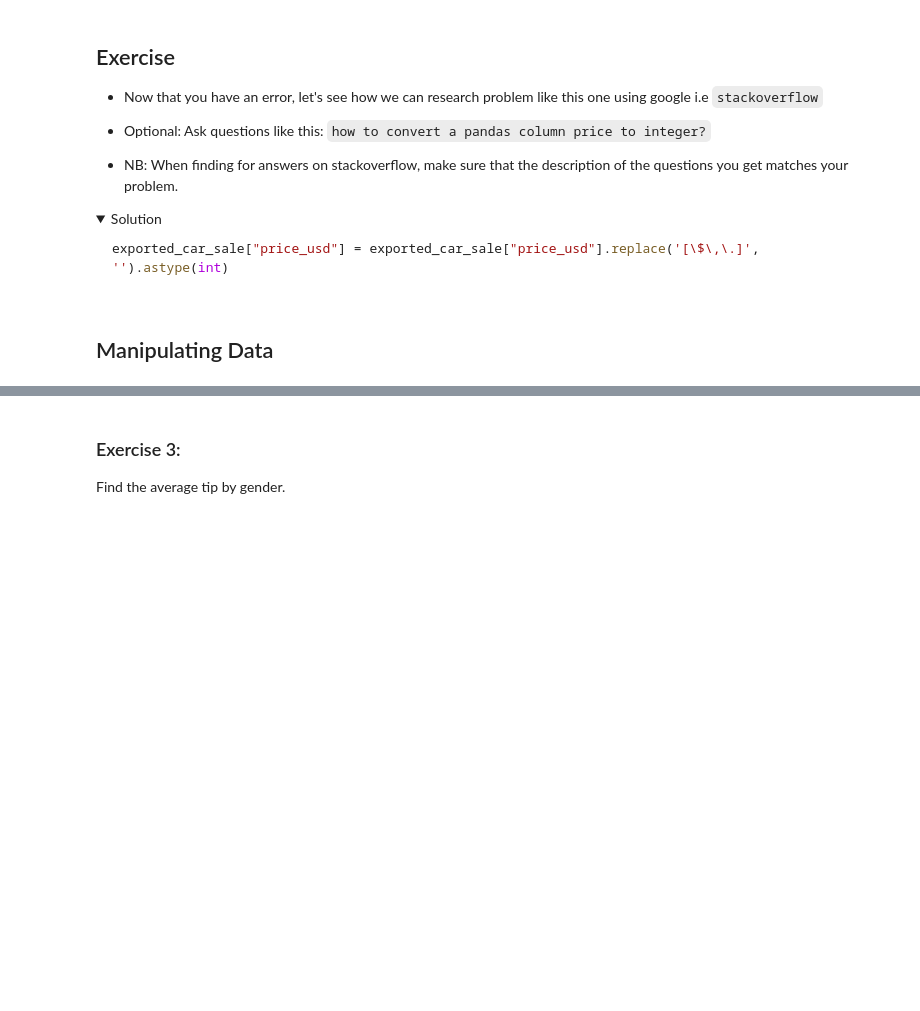
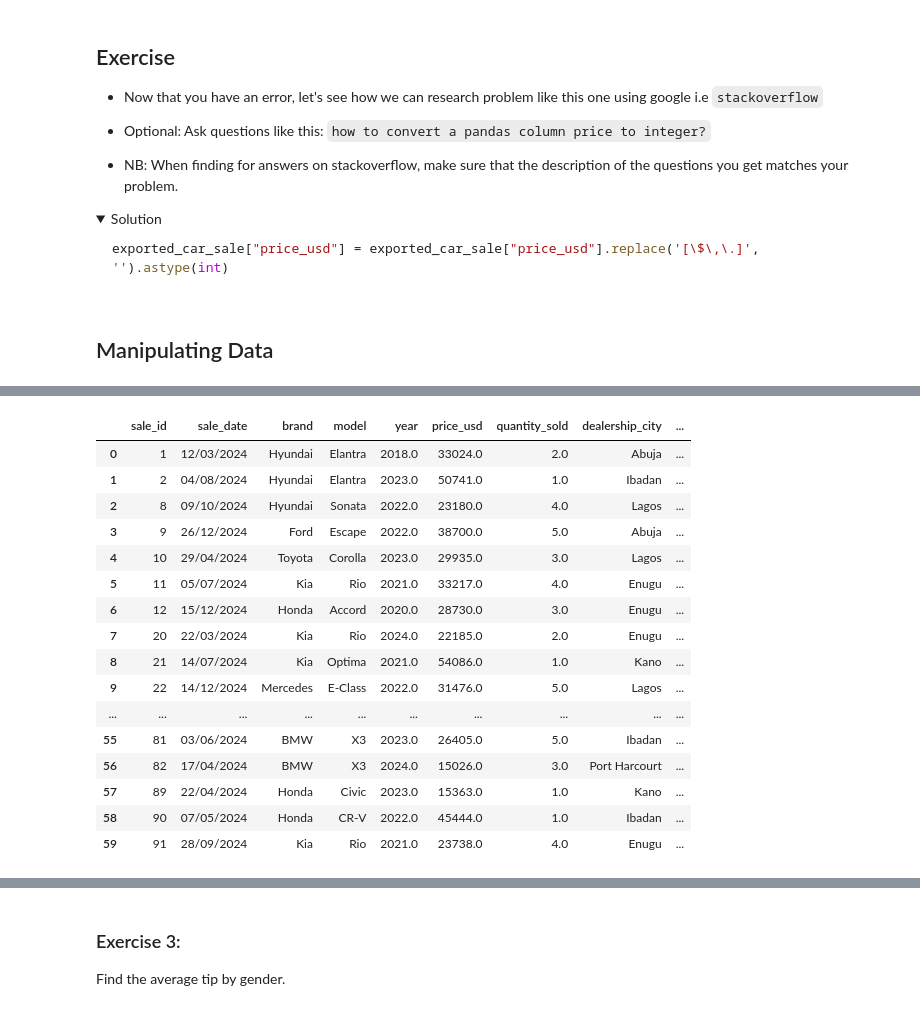
Before and after one commit to devmab24/3Logy-NDI-AI-ML-Crash, a Jupyter notebook: docs/pandas_matplotlib_numpy/Beginner_Pandas_Matplotlib_NumPy_Practice_Manual.ipynb, the cells around one changed output, grey strips where cells are left out. Cells and saved outputs as stored; diff of their text form; code cells hidden in the pictures; folded sections open; blank space fills up the shorter version.

```diff
--- a/docs/pandas_matplotlib_numpy/Beginner_Pandas_Matplotlib_NumPy_Practice_Manual.ipynb
+++ b/docs/pandas_matplotlib_numpy/Beginner_Pandas_Matplotlib_NumPy_Practice_Manual.ipynb
@@ -375,0 +1073,22 @@ car_sales_missing_df
+# %%
+# To reset the shuffled data back to it's normal order, we use `reset_index()`; `drop=True` drops the initial index created
+car_sales_reset_shuffled = car_sales_dropped_missing.reset_index(drop=True)
+car_sales_reset_shuffled
+# %% [output]
+|  | sale_id | sale_date | brand | model | year | price_usd | quantity_sold | dealership_city | ... |
+| 0 | 1 | 12/03/2024 | Hyundai | Elantra | 2018.0 | 33024.0 | 2.0 | Abuja | ... |
+| 1 | 2 | 04/08/2024 | Hyundai | Elantra | 2023.0 | 50741.0 | 1.0 | Ibadan | ... |
+| 2 | 8 | 09/10/2024 | Hyundai | Sonata | 2022.0 | 23180.0 | 4.0 | Lagos | ... |
+| 3 | 9 | 26/12/2024 | Ford | Escape | 2022.0 | 38700.0 | 5.0 | Abuja | ... |
+| 4 | 10 | 29/04/2024 | Toyota | Corolla | 2023.0 | 29935.0 | 3.0 | Lagos | ... |
+| 5 | 11 | 05/07/2024 | Kia | Rio | 2021.0 | 33217.0 | 4.0 | Enugu | ... |
+| 6 | 12 | 15/12/2024 | Honda | Accord | 2020.0 | 28730.0 | 3.0 | Enugu | ... |
+| 7 | 20 | 22/03/2024 | Kia | Rio | 2024.0 | 22185.0 | 2.0 | Enugu | ... |
+| 8 | 21 | 14/07/2024 | Kia | Optima | 2021.0 | 54086.0 | 1.0 | Kano | ... |
+| 9 | 22 | 14/12/2024 | Mercedes | E-Class | 2022.0 | 31476.0 | 5.0 | Lagos | ... |
+| ... | ... | ... | ... | ... | ... | ... | ... | ... | ... |
+| 55 | 81 | 03/06/2024 | BMW | X3 | 2023.0 | 26405.0 | 5.0 | Ibadan | ... |
+| 56 | 82 | 17/04/2024 | BMW | X3 | 2024.0 | 15026.0 | 3.0 | Port Harcourt | ... |
+| 57 | 89 | 22/04/2024 | Honda | Civic | 2023.0 | 15363.0 | 1.0 | Kano | ... |
+| 58 | 90 | 07/05/2024 | Honda | CR-V | 2022.0 | 45444.0 | 1.0 | Ibadan | ... |
+| 59 | 91 | 28/09/2024 | Kia | Rio | 2021.0 | 23738.0 | 4.0 | Enugu | ... |
```
Also changed, not shown: parts of 92 cells of this notebook, 1 other file.
